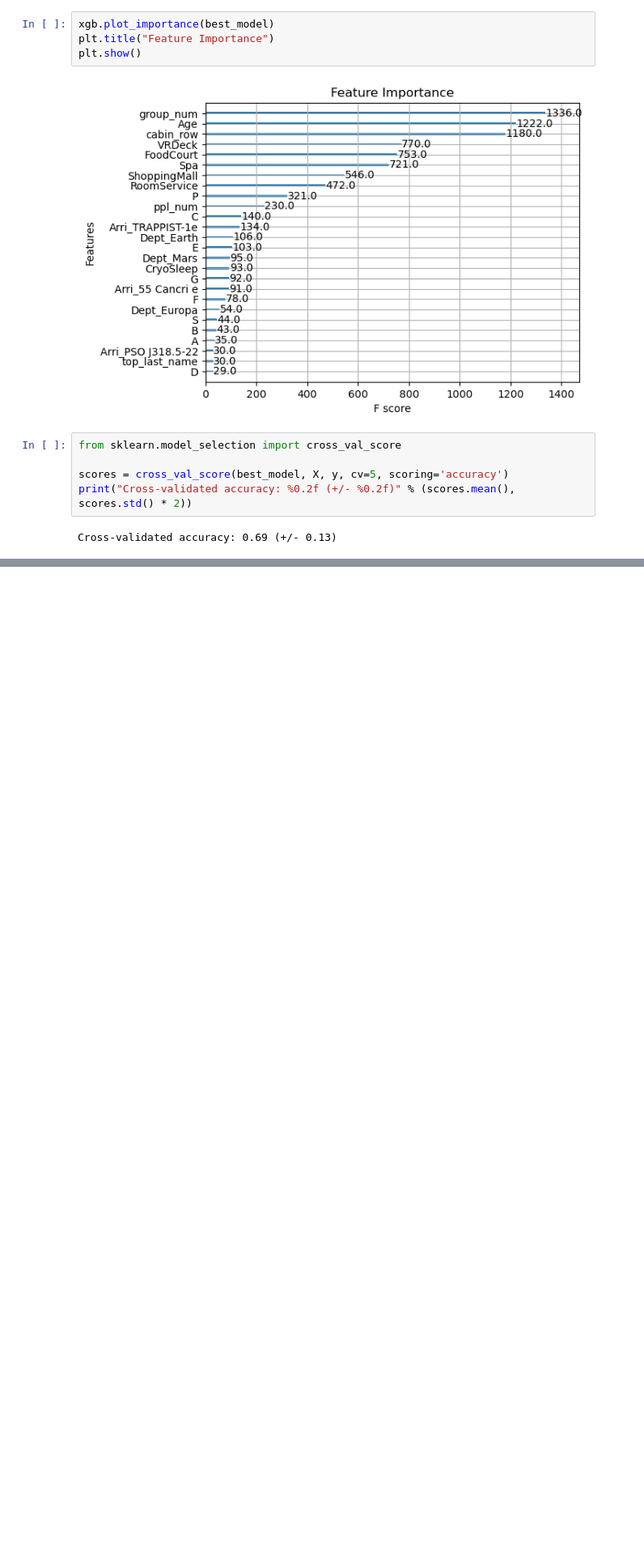
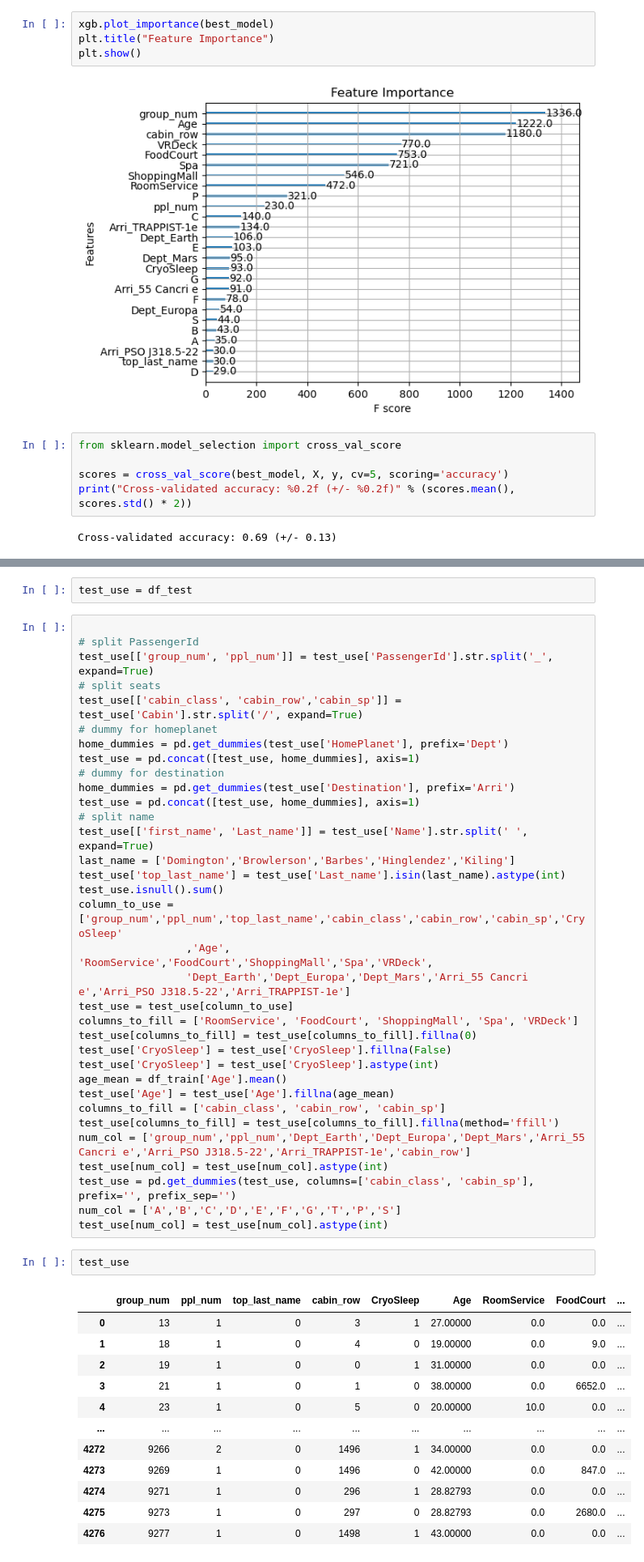
Before and after one commit to jamie1016jamie1016/spaceship, a Jupyter notebook: Untitled-1.ipynb, the cells around one changed output, grey strips where cells are left out. Shown at 81% size. Drawn from its saved outputs; the diff is of its cells as text; blank space fills up the shorter version.

```diff
--- a/Untitled-1.ipynb
+++ b/Untitled-1.ipynb
@@ -374,0 +377,51 @@ Cross-validated accuracy: 0.69 (+/- 0.13)
+# %%
+test_use = df_test
+# %%
+
+# split PassengerId
+test_use[['group_num', 'ppl_num']] = test_use['PassengerId'].str.split('_', expand=True)
+# split seats
+test_use[['cabin_class', 'cabin_row','cabin_sp']] = test_use['Cabin'].str.split('/', expand=True)
+# dummy for homeplanet
+home_dummies = pd.get_dummies(test_use['HomePlanet'], prefix='Dept')
+test_use = pd.concat([test_use, home_dummies], axis=1)
+# dummy for destination
+home_dummies = pd.get_dummies(test_use['Destination'], prefix='Arri')
+test_use = pd.concat([test_use, home_dummies], axis=1)
+# split name
+test_use[['first_name', 'Last_name']] = test_use['Name'].str.split(' ', expand=True)
+last_name = ['Domington','Browlerson','Barbes','Hinglendez','Kiling']
+test_use['top_last_name'] = test_use['Last_name'].isin(last_name).astype(int)
+test_use.isnull().sum()
+column_to_use = ['group_num','ppl_num','top_last_name','cabin_class','cabin_row','cabin_sp','CryoSleep'
+                 ,'Age', 'RoomService','FoodCourt','ShoppingMall','Spa','VRDeck',
+                 'Dept_Earth','Dept_Europa','Dept_Mars','Arri_55 Cancri e','Arri_PSO J318.5-22','Arri_TRAPPIST-1e']
+test_use = test_use[column_to_use]
+columns_to_fill = ['RoomService', 'FoodCourt', 'ShoppingMall', 'Spa', 'VRDeck']
+test_use[columns_to_fill] = test_use[columns_to_fill].fillna(0)
+test_use['CryoSleep'] = test_use['CryoSleep'].fillna(False)
+test_use['CryoSleep'] = test_use['CryoSleep'].astype(int)
+age_mean = df_train['Age'].mean()
+test_use['Age'] = test_use['Age'].fillna(age_mean)
+columns_to_fill = ['cabin_class', 'cabin_row', 'cabin_sp']
+test_use[columns_to_fill] = test_use[columns_to_fill].fillna(method='ffill')
+num_col = ['group_num','ppl_num','Dept_Earth','Dept_Europa','Dept_Mars','Arri_55 Cancri e','Arri_PSO J318.5-22','Arri_TRAPPIST-1e','cabin_row']
+test_use[num_col] = test_use[num_col].astype(int)
+test_use = pd.get_dummies(test_use, columns=['cabin_class', 'cabin_sp'], prefix='', prefix_sep='')
+num_col = ['A','B','C','D','E','F','G','T','P','S']
+test_use[num_col] = test_use[num_col].astype(int)
+# %%
+test_use
+# %% [output]
+|  | group_num | ppl_num | top_last_name | cabin_row | CryoSleep | Age | RoomService | FoodCourt | ... |
+| 0 | 13 | 1 | 0 | 3 | 1 | 27.00000 | 0.0 | 0.0 | ... |
+| 1 | 18 | 1 | 0 | 4 | 0 | 19.00000 | 0.0 | 9.0 | ... |
+| 2 | 19 | 1 | 0 | 0 | 1 | 31.00000 | 0.0 | 0.0 | ... |
+| 3 | 21 | 1 | 0 | 1 | 0 | 38.00000 | 0.0 | 6652.0 | ... |
+| 4 | 23 | 1 | 0 | 5 | 0 | 20.00000 | 10.0 | 0.0 | ... |
+| ... | ... | ... | ... | ... | ... | ... | ... | ... | ... |
+| 4272 | 9266 | 2 | 0 | 1496 | 1 | 34.00000 | 0.0 | 0.0 | ... |
+| 4273 | 9269 | 1 | 0 | 1496 | 0 | 42.00000 | 0.0 | 847.0 | ... |
+| 4274 | 9271 | 1 | 0 | 296 | 1 | 28.82793 | 0.0 | 0.0 | ... |
+| 4275 | 9273 | 1 | 0 | 297 | 0 | 28.82793 | 0.0 | 2680.0 | ... |
+| 4276 | 9277 | 1 | 0 | 1498 | 1 | 43.00000 | 0.0 | 0.0 | ... |
```
Also changed, not shown: parts of 13 cells of this notebook, 2 other files.
